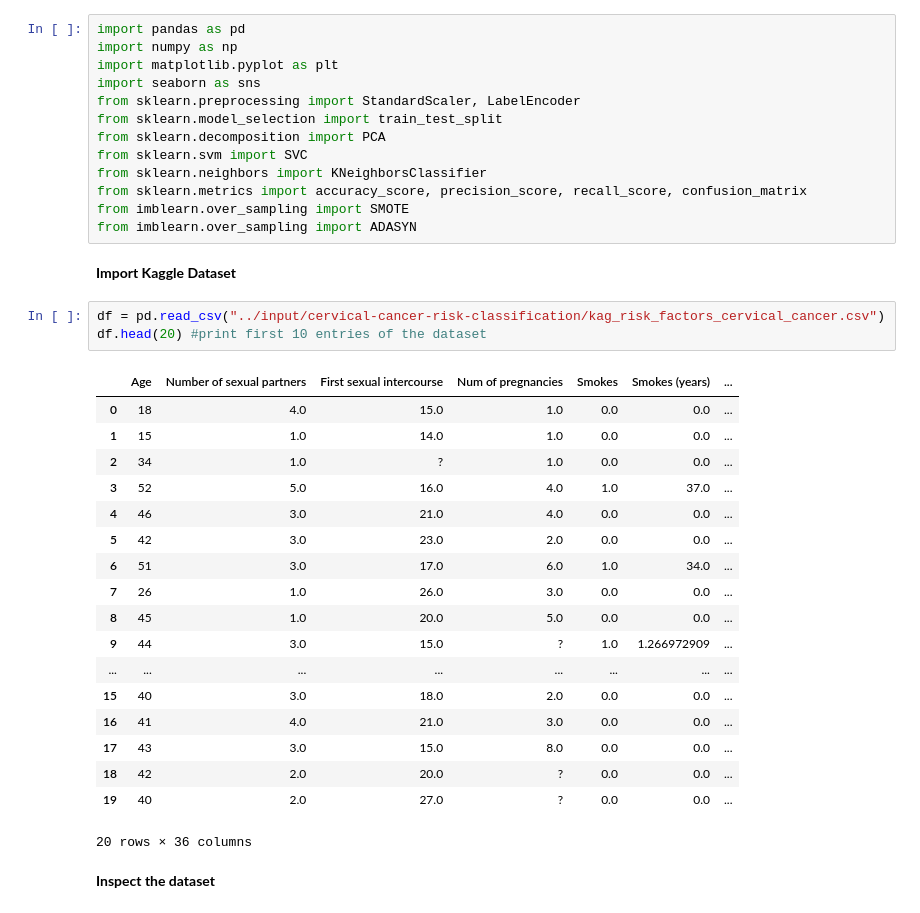
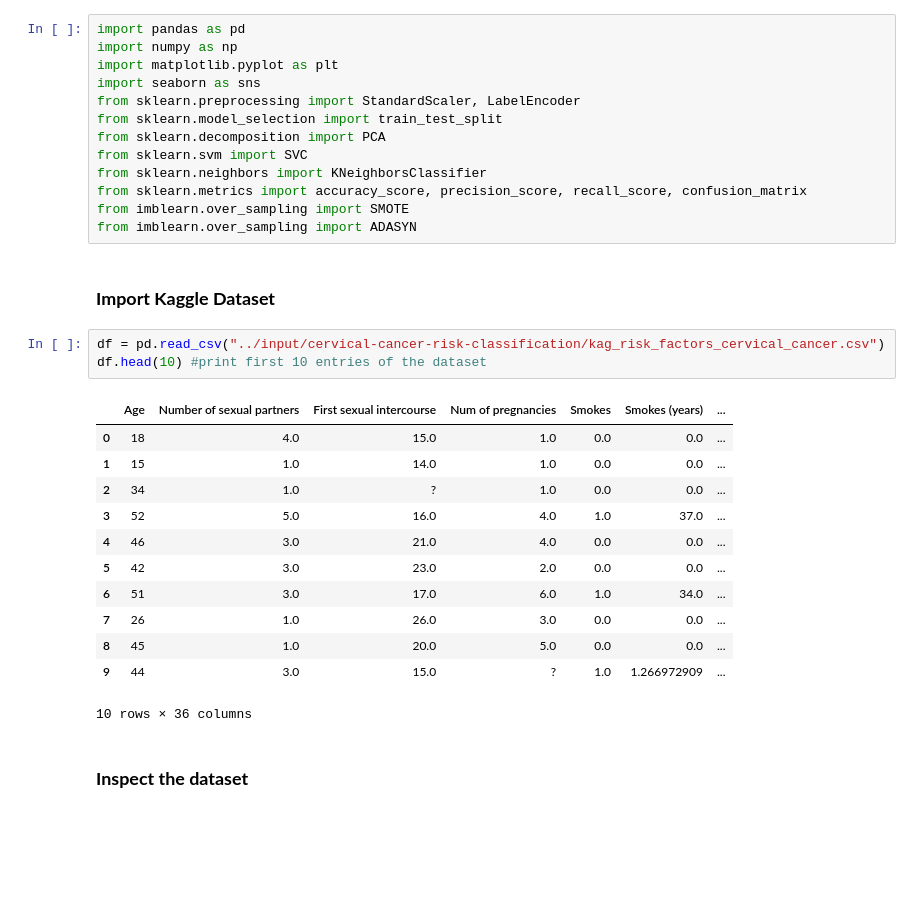
Before and after one commit to DanX069/Python-Assignment, a Jupyter notebook: python-assignment.ipynb, the cells around one changed output. Cells and saved outputs as stored; diff of their text form; blank space fills up the shorter version.

Commit message:
Kaggle Notebook | Python Assignment | Version 3

```diff
--- a/python-assignment.ipynb
+++ b/python-assignment.ipynb
@@ -14,28 +14,22 @@ from sklearn.metrics import accuracy_score, precision_score, recall_score, confu
 from imblearn.over_sampling import SMOTE
 from imblearn.over_sampling import ADASYN
 # %% [markdown]
-**Import Kaggle Dataset**
+### **Import Kaggle Dataset**
 # %%
 df = pd.read_csv("../input/cervical-cancer-risk-classification/kag_risk_factors_cervical_cancer.csv")
-df.head(20) #print first 10 entries of the dataset
+df.head(10) #print first 10 entries of the dataset
 # %% [output]
 |  | Age | Number of sexual partners | First sexual intercourse | Num of pregnancies | Smokes | Smokes (years) | ... |
 | 0 | 18 | 4.0 | 15.0 | 1.0 | 0.0 | 0.0 | ... |
 | 1 | 15 | 1.0 | 14.0 | 1.0 | 0.0 | 0.0 | ... |
 | 2 | 34 | 1.0 | ? | 1.0 | 0.0 | 0.0 | ... |
 | 3 | 52 | 5.0 | 16.0 | 4.0 | 1.0 | 37.0 | ... |
 | 4 | 46 | 3.0 | 21.0 | 4.0 | 0.0 | 0.0 | ... |
 | 5 | 42 | 3.0 | 23.0 | 2.0 | 0.0 | 0.0 | ... |
 | 6 | 51 | 3.0 | 17.0 | 6.0 | 1.0 | 34.0 | ... |
 | 7 | 26 | 1.0 | 26.0 | 3.0 | 0.0 | 0.0 | ... |
 | 8 | 45 | 1.0 | 20.0 | 5.0 | 0.0 | 0.0 | ... |
 | 9 | 44 | 3.0 | 15.0 | ? | 1.0 | 1.266972909 | ... |
-| ... | ... | ... | ... | ... | ... | ... | ... |
-| 15 | 40 | 3.0 | 18.0 | 2.0 | 0.0 | 0.0 | ... |
-| 16 | 41 | 4.0 | 21.0 | 3.0 | 0.0 | 0.0 | ... |
-| 17 | 43 | 3.0 | 15.0 | 8.0 | 0.0 | 0.0 | ... |
-| 18 | 42 | 2.0 | 20.0 | ? | 0.0 | 0.0 | ... |
-| 19 | 40 | 2.0 | 27.0 | ? | 0.0 | 0.0 | ... |
-20 rows × 36 columns
+10 rows × 36 columns
 # %% [markdown]
-**Inspect the dataset**
+### **Inspect the dataset**
```
Also changed, not shown: parts of 32 cells of this notebook.
